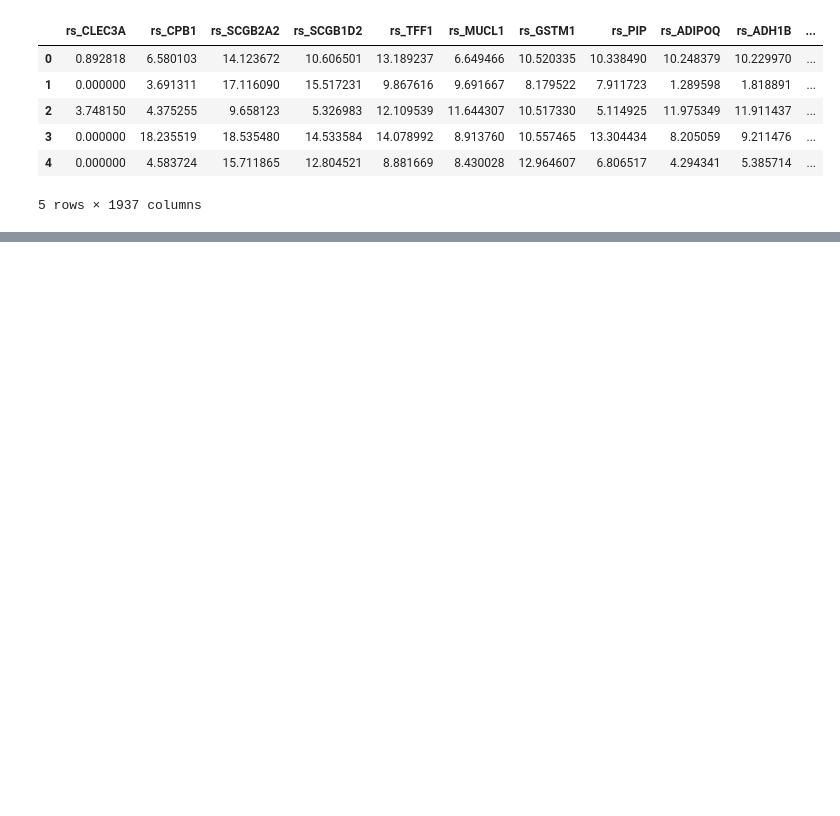
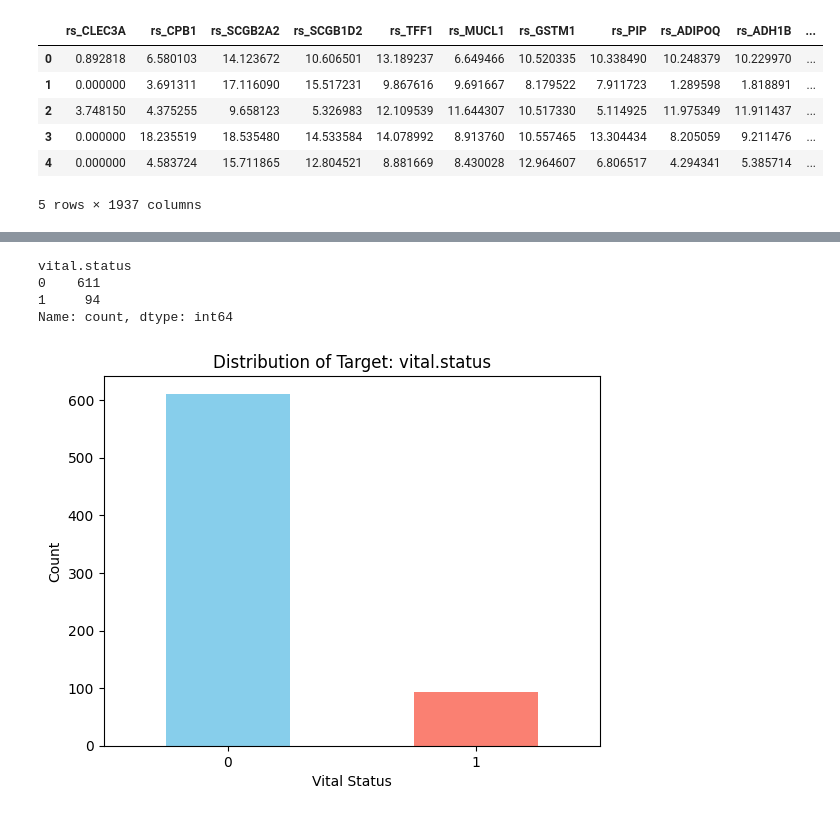
Before and after one commit to Cynthiachelangat/BreastCancer-classification, a Jupyter notebook: classify.ipynb, the cells around one changed output, grey strips where cells are left out. Drawn from its saved outputs; the diff is of its cells as text; code cells hidden in the pictures; blank space fills up the shorter version.

```diff
--- a/classify.ipynb
+++ b/classify.ipynb
@@ -75,0 +136,15 @@ data.head()
+# %%
+print(data['vital.status'].value_counts())
+
+data['vital.status'].value_counts().plot(kind='bar', color=['skyblue', 'salmon'])
+plt.title("Distribution of Target: vital.status")
+plt.xlabel("Vital Status")
+plt.ylabel("Count")
+plt.xticks(rotation=0)
+plt.show()
+# %% [output]
+vital.status
+0    611
+1     94
+Name: count, dtype: int64
+[figure, added]
```
Also changed, not shown: parts of 6 cells of this notebook.
